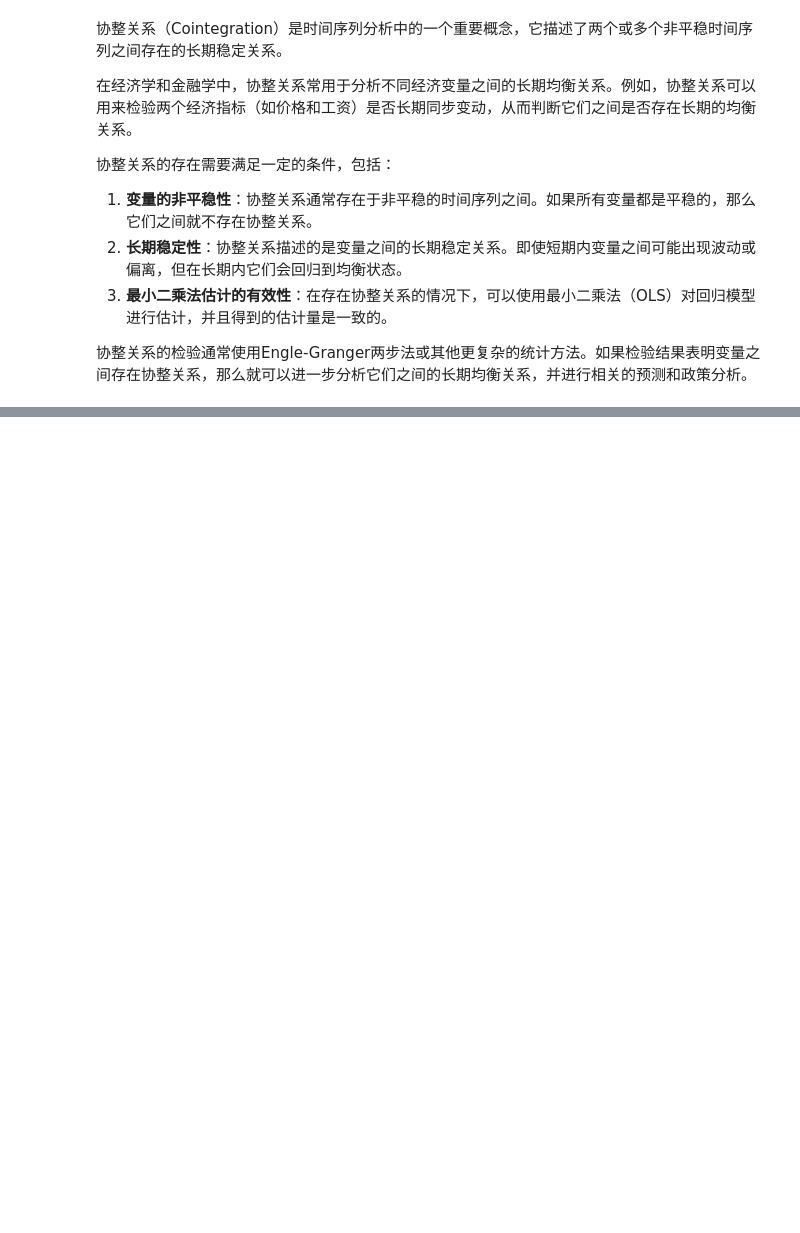
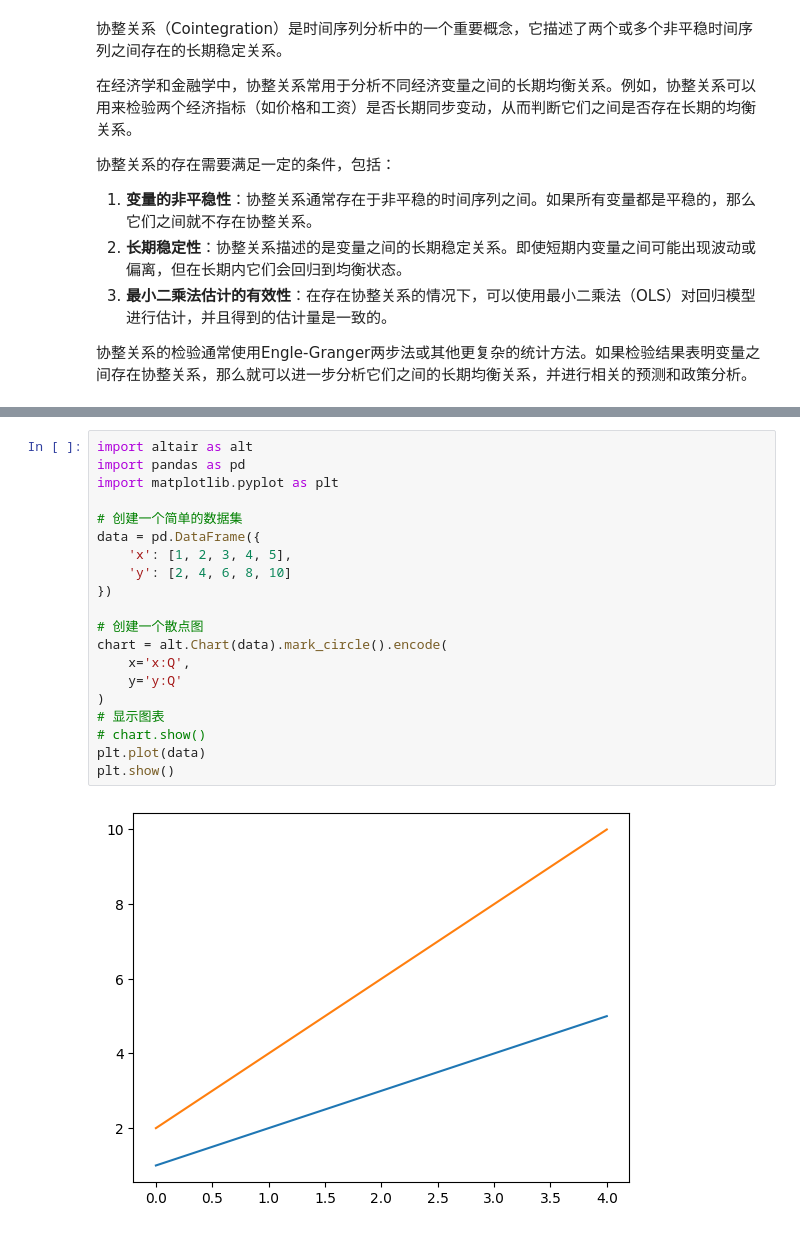
Before and after one commit to stardust1900/doushuai, a Jupyter notebook: posts/2024-07-27-Algorithmic-Trading.ipynb, the cells around one changed output, grey strips where cells are left out. Cells and saved outputs as stored; diff of their text form; blank space fills up the shorter version.

```diff
--- a/posts/2024-07-27-Algorithmic-Trading.ipynb
+++ b/posts/2024-07-27-Algorithmic-Trading.ipynb
@@ -42,0 +87,22 @@ print(result)
+# %%
+import altair as alt
+import pandas as pd
+import matplotlib.pyplot as plt
+
+# 创建一个简单的数据集
+data = pd.DataFrame({
+    'x': [1, 2, 3, 4, 5],
+    'y': [2, 4, 6, 8, 10]
+})
+
+# 创建一个散点图
+chart = alt.Chart(data).mark_circle().encode(
+    x='x:Q',
+    y='y:Q'
+)
+# 显示图表
+# chart.show()
+plt.plot(data)
+plt.show()
+# %% [output]
+[figure, added]
```
Also changed, not shown: parts of 4 cells of this notebook, 3 other files.
